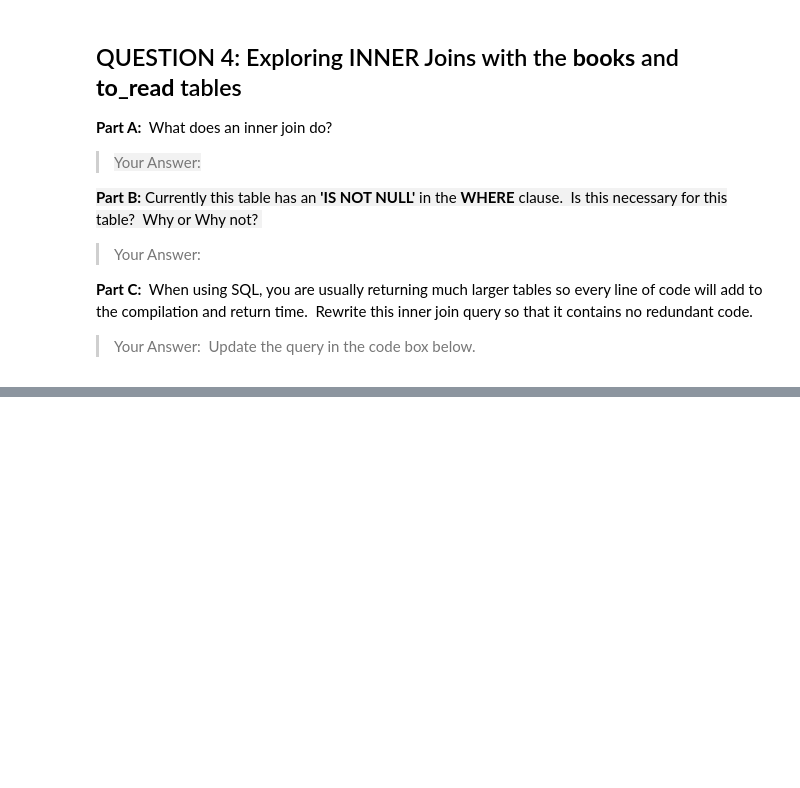
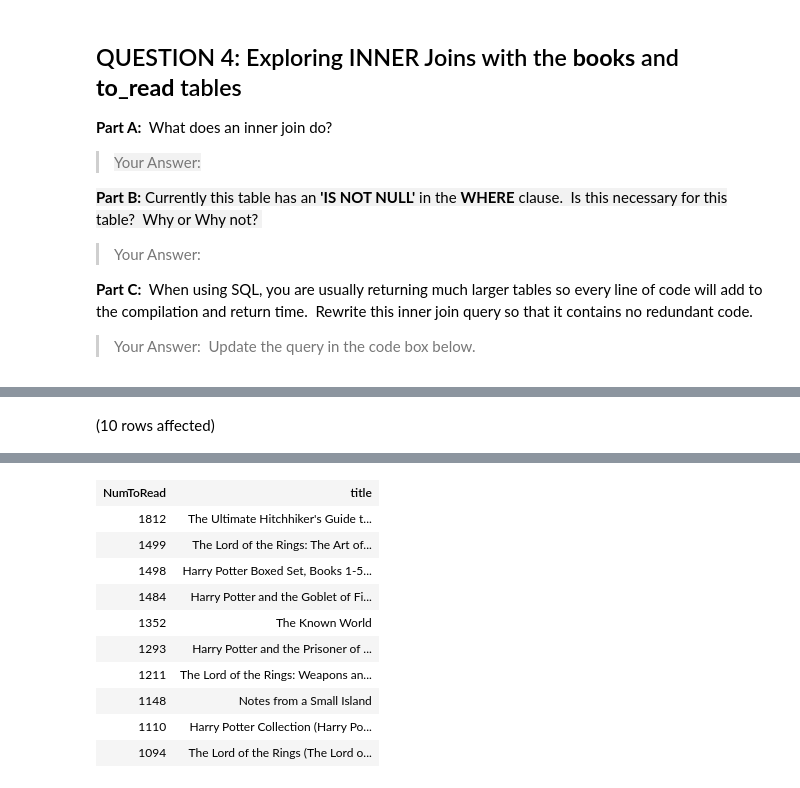
Before and after one commit to yayasanya/SQL-Part-3-Exercises, a Jupyter notebook: SQL-Part-3-Exercises/Notebook-1.ipynb, the cells around one changed output, grey strips where cells are left out. Cells and saved outputs as stored; diff of their text form; code cells hidden in the pictures; blank space fills up the shorter version.

```diff
--- a/SQL-Part-3-Exercises/Notebook-1.ipynb
+++ b/SQL-Part-3-Exercises/Notebook-1.ipynb
@@ -244,0 +272,17 @@ Total execution time: 00:00:03.055
+# %%
+-- A: WHAT ARE THE TOP TEN MOST POPULAR BOOK TITLE ON THE TO READ LIST?
+SELECT TOP 10 COUNT(tr.user_id) AS NumToRead, b.title
+FROM BooksDB.dbo.books AS b
+INNER JOIN BooksDB.dbo.to_read AS tr
+ON b.best_book_id = tr.book_id
+-- B:
+GROUP BY b.title
+ORDER BY NumToRead DESC;
+
+--NOTE: This is one way to create this table.
+-- If students use b.book_id rather than b.best_book_id,
+  -- the same books will appear, but there will be some variance in both order and counts(or sums) of the NumToRead column.
+-- Students can use SUM instead of COUNT.
+  -- Output for the NumToRead will vary slightly and the order of books will vary slightly, but it will be the same 10.
+# %% [output]
+(10 rows affected)
@@ -244,0 +290,11 @@ Total execution time: 00:00:03.055
+| NumToRead | title |
+| 1812 | The Ultimate Hitchhiker's Guide t... |
+| 1499 | The Lord of the Rings: The Art of... |
+| 1498 | Harry Potter Boxed Set, Books 1-5... |
+| 1484 | Harry Potter and the Goblet of Fi... |
+| 1352 | The Known World |
+| 1293 | Harry Potter and the Prisoner of ... |
+| 1211 | The Lord of the Rings: Weapons an... |
+| 1148 | Notes from a Small Island |
+| 1110 | Harry Potter Collection (Harry Po... |
+| 1094 | The Lord of the Rings (The Lord o... |
```
Also changed, not shown: parts of 19 cells of this notebook.
